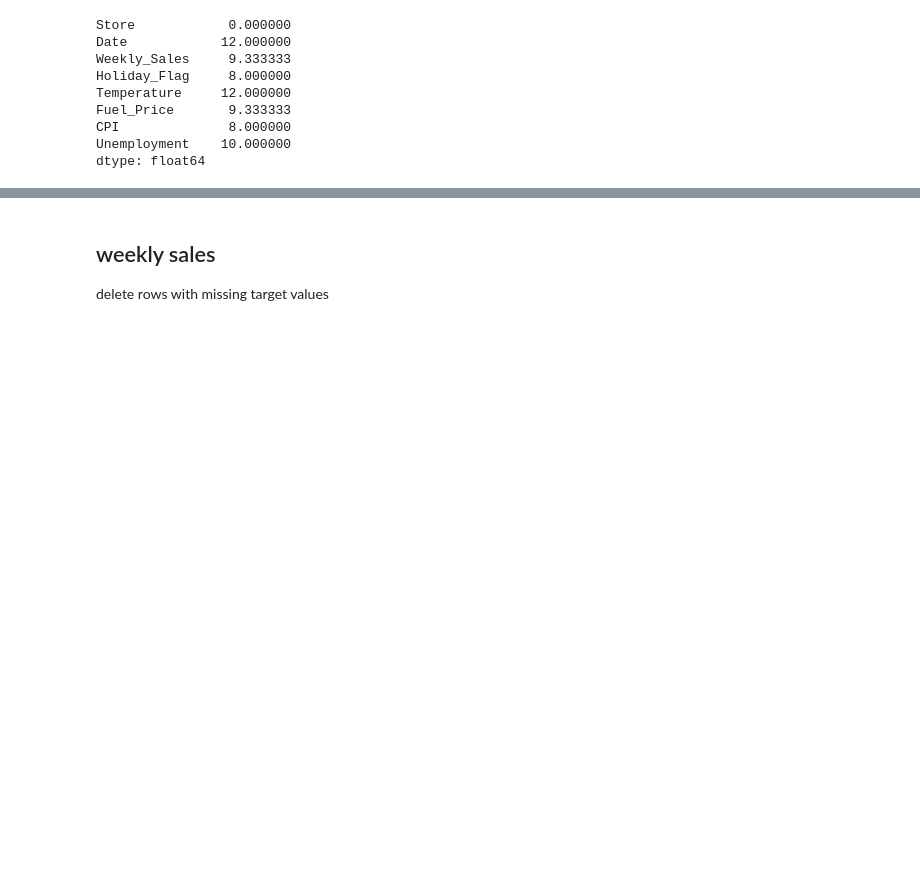
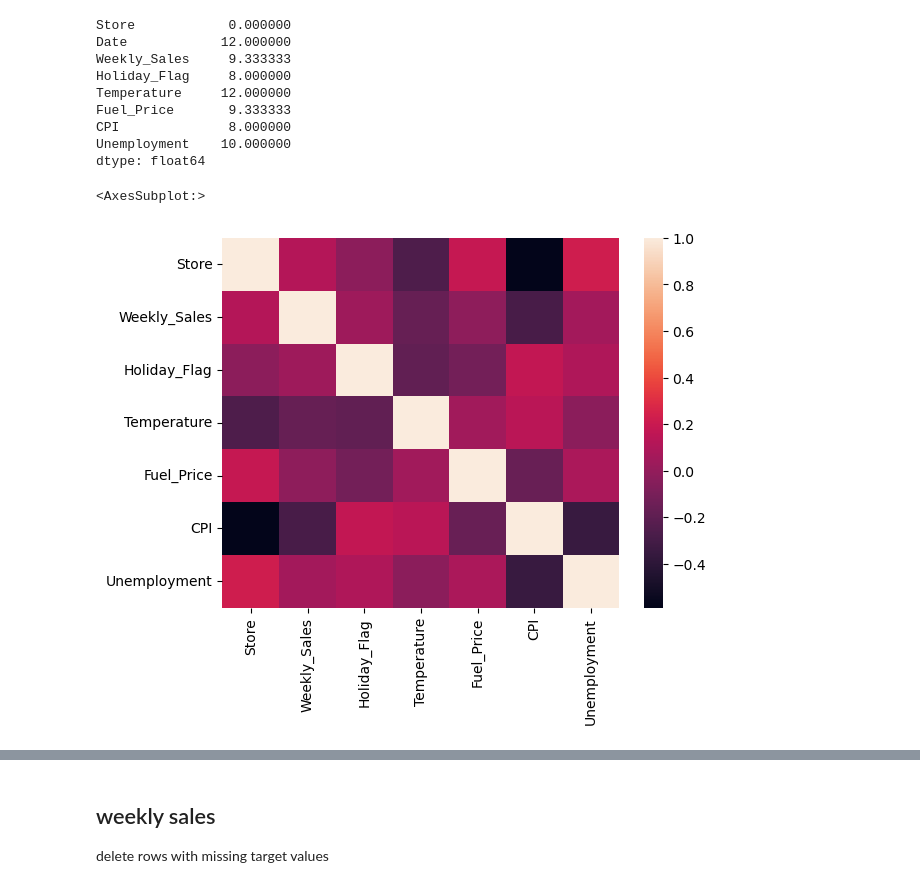
Before and after one commit to addapierre/JedhaProjects, a Jupyter notebook: Walmart/01-Walmart_sales.ipynb, the cells around one changed output, grey strips where cells are left out. Cells and saved outputs as stored; diff of their text form; code cells hidden in the pictures; blank space fills up the shorter version.

```diff
--- a/Walmart/01-Walmart_sales.ipynb
+++ b/Walmart/01-Walmart_sales.ipynb
@@ -164,6 +164,11 @@ Fuel_Price       9.333333
 CPI              8.000000
 Unemployment    10.000000
 dtype: float64
+# %%
+sns.heatmap(sales_df.corr())
+# %% [output]
+<AxesSubplot:>
+[figure, added]
 # %%
 pd.plotting.scatter_matrix(sales_df, figsize = (10,10))
 plt.show
```
Also changed, not shown: parts of 6 cells of this notebook, 27 other files.
